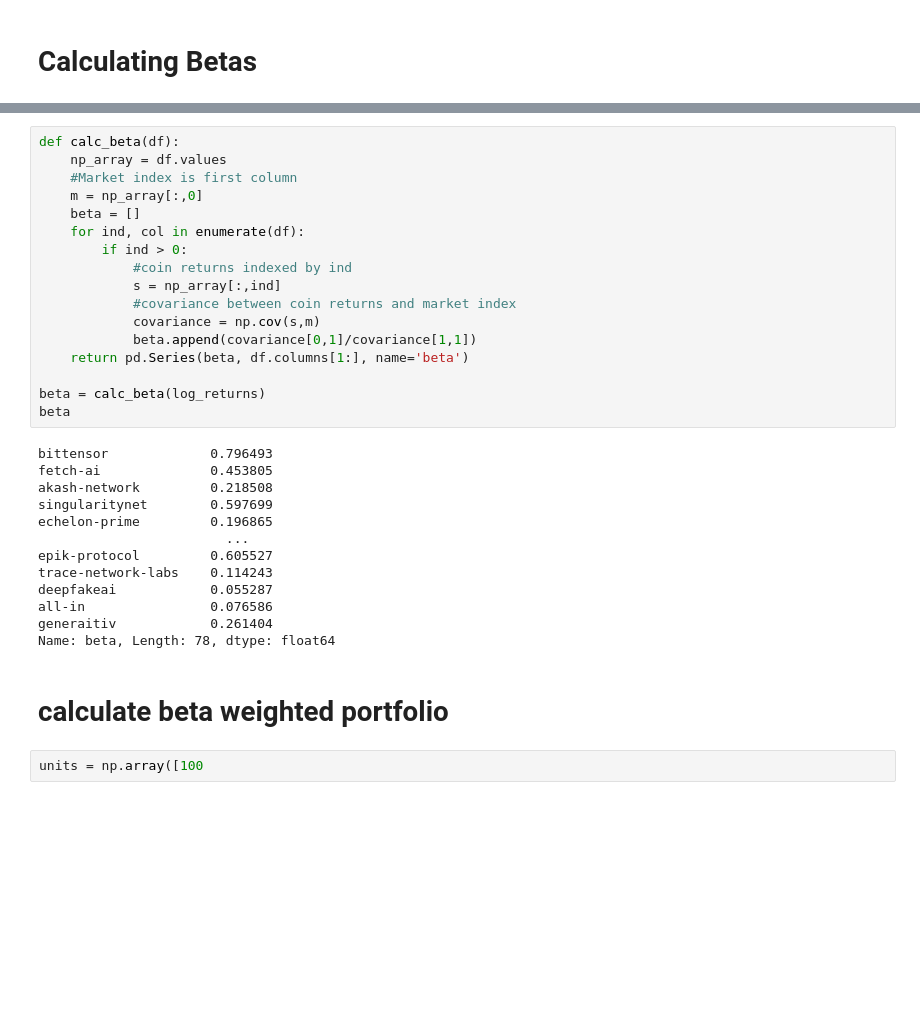
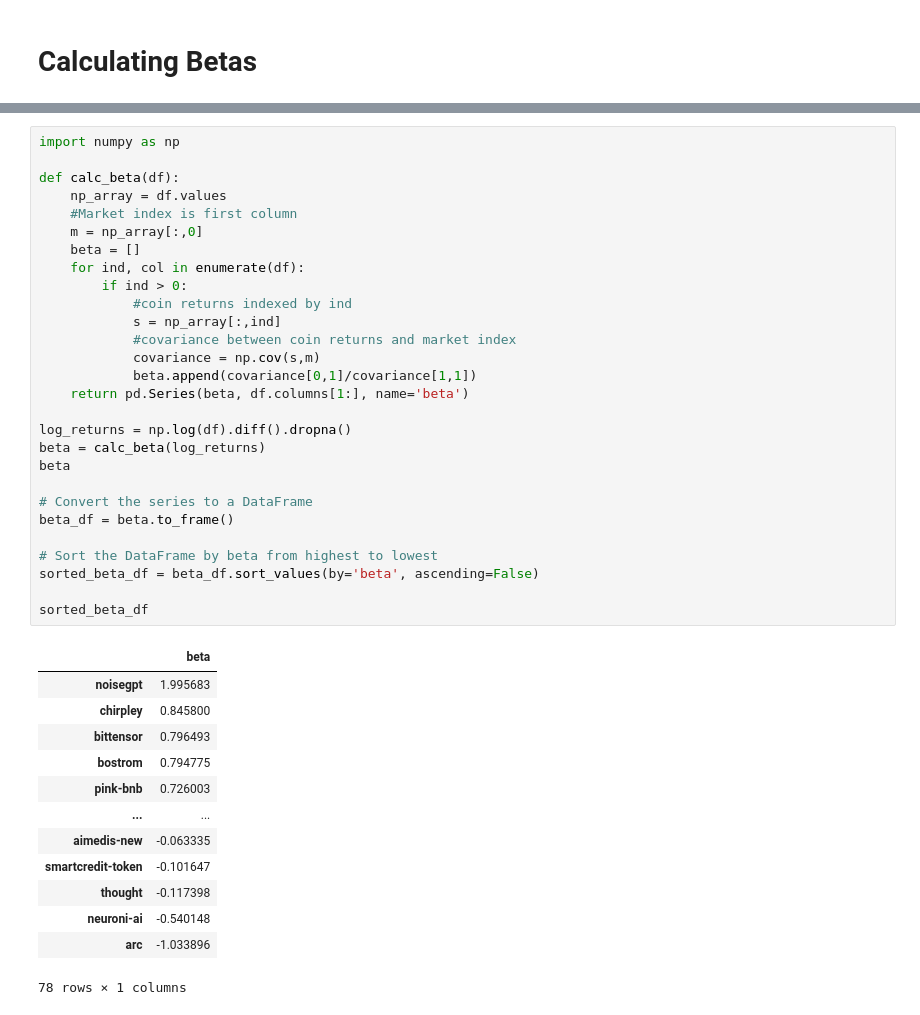
Before and after one commit to royceanton/portfolio_study, a Jupyter notebook: ai_coins_study.ipynb, the cells around one changed output, grey strips where cells are left out. Saved outputs shown, nothing was run; the diff lists cells and outputs as text; blank space fills up the shorter version.

```diff
--- a/ai_coins_study.ipynb
+++ b/ai_coins_study.ipynb
@@ -164,34 +160,42 @@ log_returns
 # %%
+import numpy as np
+
 def calc_beta(df):
     np_array = df.values
     #Market index is first column
     m = np_array[:,0]
     beta = []
     for ind, col in enumerate(df):
         if ind > 0:
             #coin returns indexed by ind
             s = np_array[:,ind]
             #covariance between coin returns and market index
             covariance = np.cov(s,m)
             beta.append(covariance[0,1]/covariance[1,1])
     return pd.Series(beta, df.columns[1:], name='beta')
 
+log_returns = np.log(df).diff().dropna()
 beta = calc_beta(log_returns)
 beta
+
+# Convert the series to a DataFrame
+beta_df = beta.to_frame()
+
+# Sort the DataFrame by beta from highest to lowest
+sorted_beta_df = beta_df.sort_values(by='beta', ascending=False)
+
+sorted_beta_df
 # %% [output]
+|  | beta |
+| noisegpt | 1.995683 |
+| chirpley | 0.845800 |
+| bittensor | 0.796493 |
+| bostrom | 0.794775 |
+| pink-bnb | 0.726003 |
+| ... | ... |
+| aimedis-new | -0.063335 |
+| smartcredit-token | -0.101647 |
+| thought | -0.117398 |
+| neuroni-ai | -0.540148 |
+| arc | -1.033896 |
-bittensor             0.796493
-fetch-ai              0.453805
-akash-network         0.218508
-singularitynet        0.597699
-echelon-prime         0.196865
-                        ...
-epik-protocol         0.605527
-trace-network-labs    0.114243
-deepfakeai            0.055287
-all-in                0.076586
-generaitiv            0.261404
-Name: beta, Length: 78, dtype: float64
+78 rows × 1 columns
-# %% [markdown]
-# calculate beta weighted portfolio
-# %%
-units = np.array([100
```
Also changed, not shown: parts of 3 cells of this notebook.
